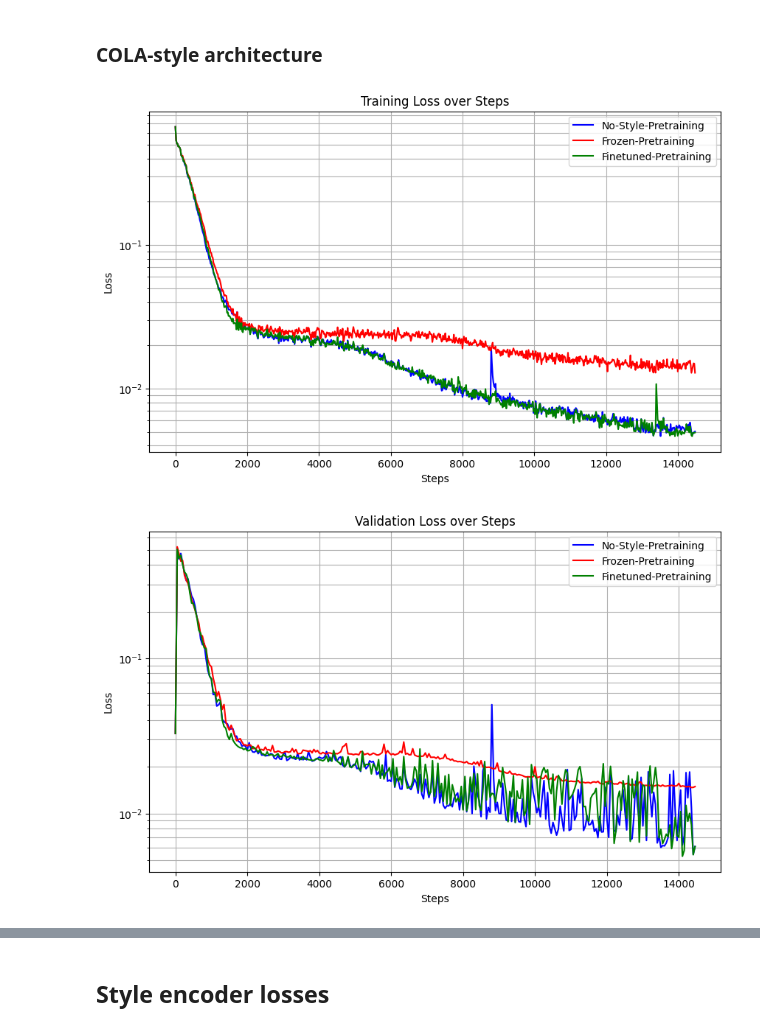
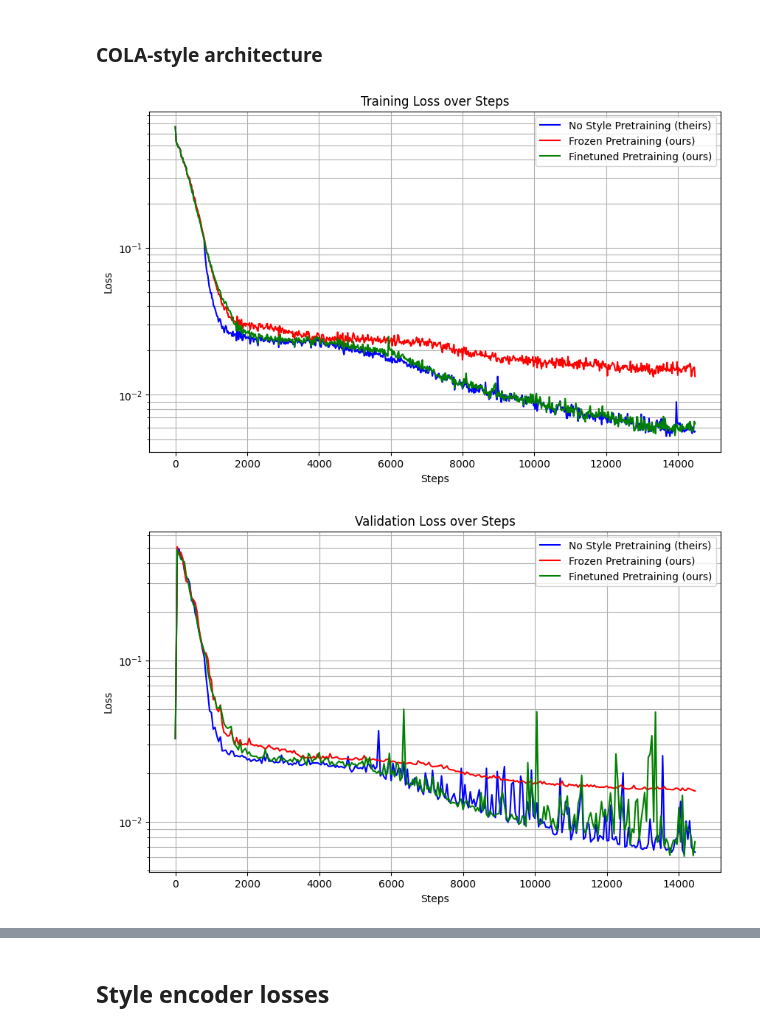
Before and after one commit to wojtekk23/ss-vq-vae, a Jupyter notebook: experiments/Thesis Visualizations and Analyses.ipynb, the cells around one changed output, grey strips where cells are left out. Saved outputs shown, nothing was run; the diff lists cells and outputs as text; code cells hidden in the pictures.

Commit message:
feat: new model visualizations

```diff
--- a/experiments/Thesis Visualizations and Analyses.ipynb
+++ b/experiments/Thesis Visualizations and Analyses.ipynb
@@ -147,25 +150,25 @@ timbre_transfer_original_loss_graphs['zero_valid']['fig'].savefig('visualization
 ### COLA-style architecture
 # %%
 train_paths = [
-    'visualizations_data/timbre_transfer_data/model-leaky-relu-no-style-pretraining-13-11-2023-train.csv',
-    'visualizations_data/timbre_transfer_data/model-leaky-relu-frozen-style-pretraining-15-11-2023-train.csv',
-    'visualizations_data/timbre_transfer_data/model-leaky-relu-finetuned-style-pretraining-15-11-2023-train.csv'
+    'visualizations_data/timbre_transfer_data/model-leaky-relu-no-style-pretraining-30-08-2024-train.csv',
+    'visualizations_data/timbre_transfer_data/model-leaky-relu-frozen-style-pretraining-01-09-2024-train.csv',
+    'visualizations_data/timbre_transfer_data/model-leaky-relu-finetuned-style-pretraining-29-08-2024-train.csv'
 ]
 valid_paths = [
-    'visualizations_data/timbre_transfer_data/model-leaky-relu-no-style-pretraining-13-11-2023-valid.csv',
-    'visualizations_data/timbre_transfer_data/model-leaky-relu-frozen-style-pretraining-15-11-2023-valid.csv',
-    'visualizations_data/timbre_transfer_data/model-leaky-relu-finetuned-style-pretraining-15-11-2023-valid.csv'
+    'visualizations_data/timbre_transfer_data/model-leaky-relu-no-style-pretraining-30-08-2024-valid.csv',
+    'visualizations_data/timbre_transfer_data/model-leaky-relu-frozen-style-pretraining-01-09-2024-valid.csv',
+    'visualizations_data/timbre_transfer_data/model-leaky-relu-finetuned-style-pretraining-29-08-2024-valid.csv'
 ]
 zero_valid_paths = [
-    'visualizations_data/timbre_transfer_data/model-leaky-relu-no-style-pretraining-13-11-2023-zero-valid.csv',
-    'visualizations_data/timbre_transfer_data/model-leaky-relu-frozen-style-pretraining-15-11-2023-zero-valid.csv',
-    'visualizations_data/timbre_transfer_data/model-leaky-relu-finetuned-style-pretraining-15-11-2023-zero-valid.csv'
+    'visualizations_data/timbre_transfer_data/model-leaky-relu-no-style-pretraining-30-08-2024-zero-valid.csv',
+    'visualizations_data/timbre_transfer_data/model-leaky-relu-frozen-style-pretraining-01-09-2024-zero-valid.csv',
+    'visualizations_data/timbre_transfer_data/model-leaky-relu-finetuned-style-pretraining-29-08-2024-zero-valid.csv'
 ]
 
-labels = ['No-Style-Pretraining', 'Frozen-Pretraining', 'Finetuned-Pretraining']
+labels = ['No Style Pretraining (theirs)', 'Frozen Pretraining (ours)', 'Finetuned Pretraining (ours)']
 colors = ['blue', 'red', 'green']
 
 timbre_transfer_cola_loss_graphs = create_timbre_transfer_loss_graphs(train_paths, valid_paths, zero_valid_paths, labels, colors)
 # %% [output]
-[figure, old version]
+[figure, new version]
-[figure, old version]
+[figure, new version]
```
Also changed, not shown: parts of 7 cells of this notebook, 18 other files.
